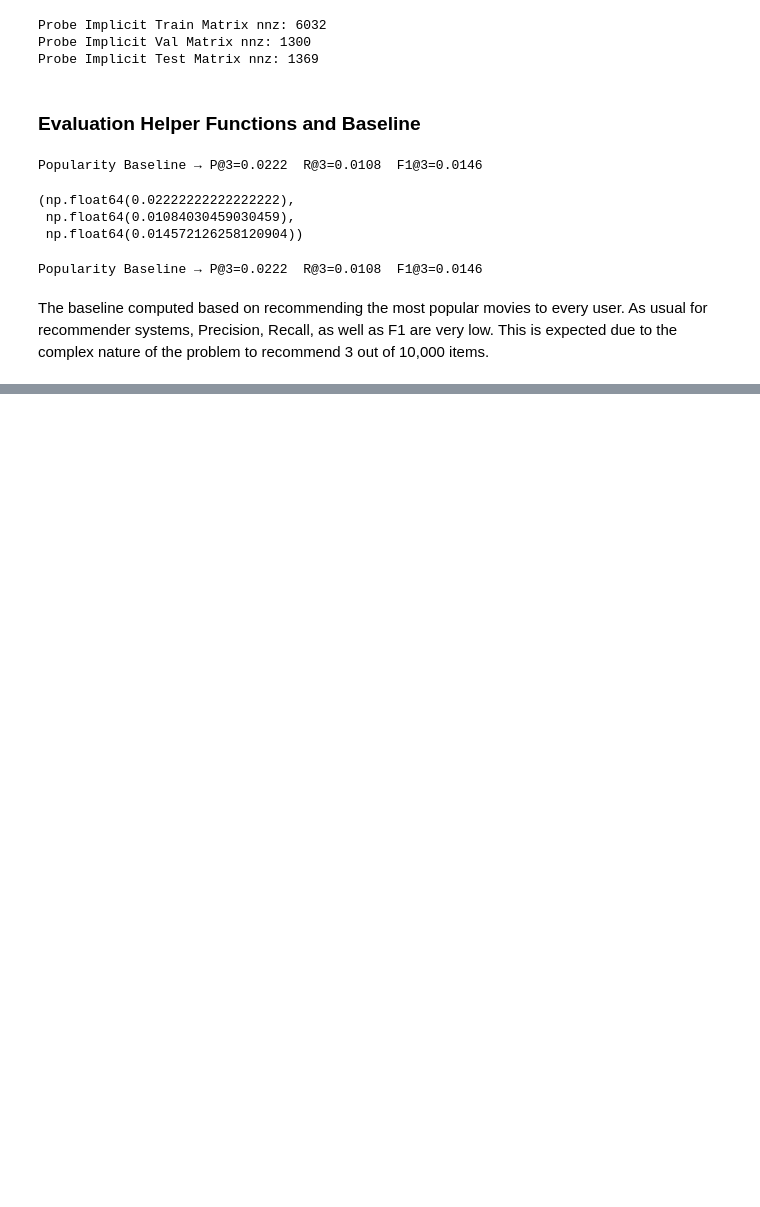
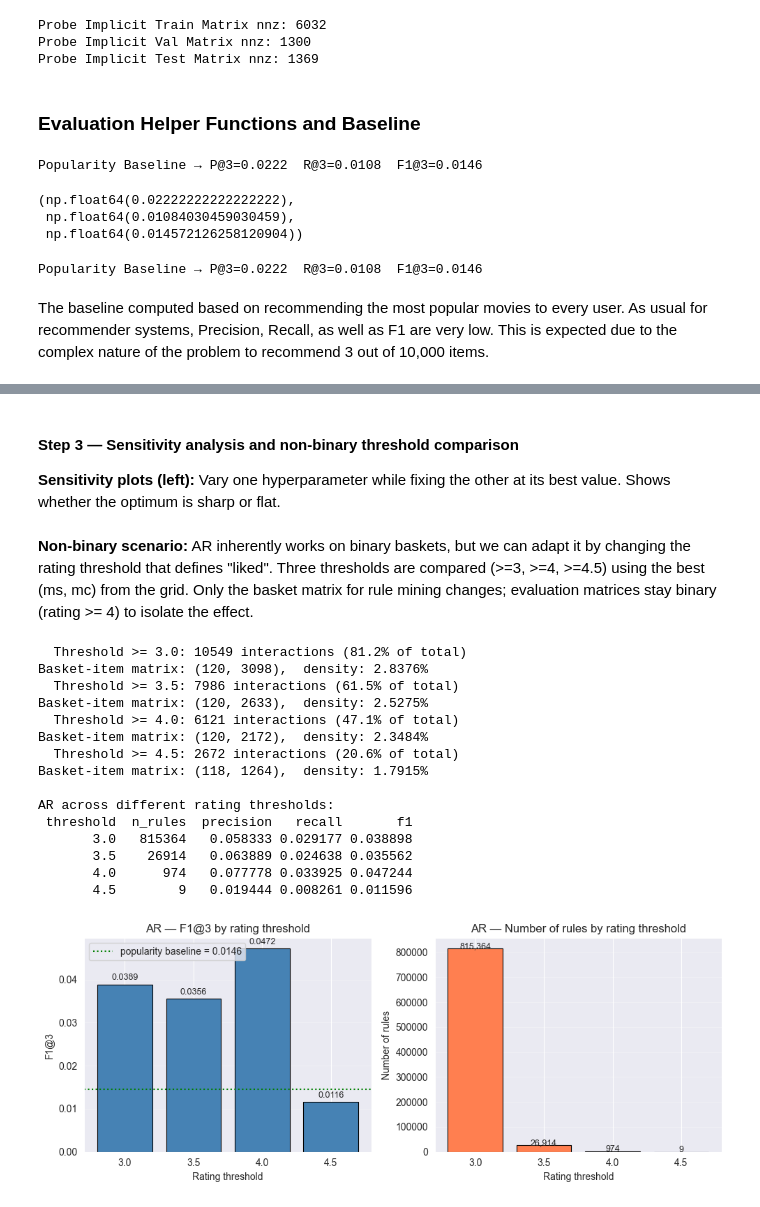
Before and after one commit to arodzina/TACD_project, a Jupyter notebook: data_preparation.ipynb, the cells around one changed output, grey strips where cells are left out. Saved outputs shown, nothing was run; the diff lists cells and outputs as text; code cells hidden in the pictures; blank space fills up the shorter version.

```diff
--- a/data_preparation.ipynb
+++ b/data_preparation.ipynb
@@ -1813,0 +926,13 @@ BPR_fulldata = fit_and_evaluate_BPR(factors=50, lr=0.05, iterations=50, reg=0.1)
+# %%
+support_grid    = [0.05, 0.06, 0.07, 0.08, 0.10, 0.12, 0.15]
+confidence_grid = [0.10, 0.20, 0.30, 0.40, 0.50, 0.60, 0.70, 0.80]
+
+ar_binary_results = run_ar_grid(
+    basket_item_matrix, train_user_item, val_user_item,
+    support_grid=support_grid, confidence_grid=confidence_grid, K=3
+)
+best_ar = ar_binary_results.loc[ar_binary_results["f1"].idxmax()]
+best_ms = 0.08
+best_mc = 0.50
+print("\nBest AR configuration:")
+print(best_ar)
@@ -1813,0 +962,5 @@ BPR_fulldata = fit_and_evaluate_BPR(factors=50, lr=0.05, iterations=50, reg=0.1)
+# %% [markdown]
+#### Step 3 — Sensitivity analysis and non-binary threshold comparison
+
+**Sensitivity plots (left):** Vary one hyperparameter while fixing the other
+at its best value.  Shows whether the optimum is sharp or flat.
@@ -1813,0 +973,60 @@ BPR_fulldata = fit_and_evaluate_BPR(factors=50, lr=0.05, iterations=50, reg=0.1)
+# %% [markdown]
+
+**Non-binary scenario:** AR inherently works on binary baskets, but
+we can adapt it by changing the rating threshold that defines "liked".
+Three thresholds are compared (>=3, >=4, >=4.5) using the best (ms, mc)
+from the grid.  Only the basket matrix for rule mining changes; evaluation
+matrices stay binary (rating >= 4) to isolate the effect.
+# %%
+threshold_df = run_ar_threshold_comparison(
+    probe_explicit_train, train_user_item, val_user_item,
+    best_ms=best_ms, best_mc=best_mc,
+    thresholds=[3.0, 3.5,4.0, 4.5], K=3
+)
+print("\nAR across different rating thresholds:")
+print(threshold_df.to_string(index=False))
+
+fig, axes = plt.subplots(1, 2, figsize=(10, 4))
+
+axes[0].bar(threshold_df["threshold"].astype(str), threshold_df["f1"],
+            color="steelblue", edgecolor="black", linewidth=0.8)
+if pop_f1 is not None:
+    axes[0].axhline(pop_f1, color="green", linestyle=":",
+                    linewidth=1.5, label=f"popularity baseline = {pop_f1:.4f}")
+    axes[0].legend()
+for i, v in enumerate(threshold_df["f1"]):
+    axes[0].text(i, v + 0.001, f"{v:.4f}", ha="center", fontsize=9)
+axes[0].set_xlabel("Rating threshold")
+axes[0].set_ylabel("F1@3")
+axes[0].set_title("AR — F1@3 by rating threshold")
+axes[0].grid(True, alpha=0.3, axis="y")
+
+axes[1].bar(threshold_df["threshold"].astype(str), threshold_df["n_rules"],
+            color="coral", edgecolor="black", linewidth=0.8)
+for i, v in enumerate(threshold_df["n_rules"]):
+    axes[1].text(i, v + 1, f"{int(v):,}", ha="center", fontsize=9)
+axes[1].set_xlabel("Rating threshold")
+axes[1].set_ylabel("Number of rules")
+axes[1].set_title("AR — Number of rules by rating threshold")
+axes[1].grid(True, alpha=0.3, axis="y")
+
+plt.tight_layout()
+plt.savefig("ar_threshold_comparison.png", dpi=150, bbox_inches="tight")
+plt.show()
+# %% [output]
+  Threshold >= 3.0: 10549 interactions (81.2% of total)
+Basket-item matrix: (120, 3098),  density: 2.8376%
+  Threshold >= 3.5: 7986 interactions (61.5% of total)
+Basket-item matrix: (120, 2633),  density: 2.5275%
+  Threshold >= 4.0: 6121 interactions (47.1% of total)
+Basket-item matrix: (120, 2172),  density: 2.3484%
+  Threshold >= 4.5: 2672 interactions (20.6% of total)
+Basket-item matrix: (118, 1264),  density: 1.7915%
+
+AR across different rating thresholds:
+ threshold  n_rules  precision   recall       f1
+       3.0   815364   0.058333 0.029177 0.038898
+       3.5    26914   0.063889 0.024638 0.035562
+       4.0      974   0.077778 0.033925 0.047244
+       4.5        9   0.019444 0.008261 0.011596
+[figure, added]
```
Also changed, not shown: parts of 71 cells of this notebook.
